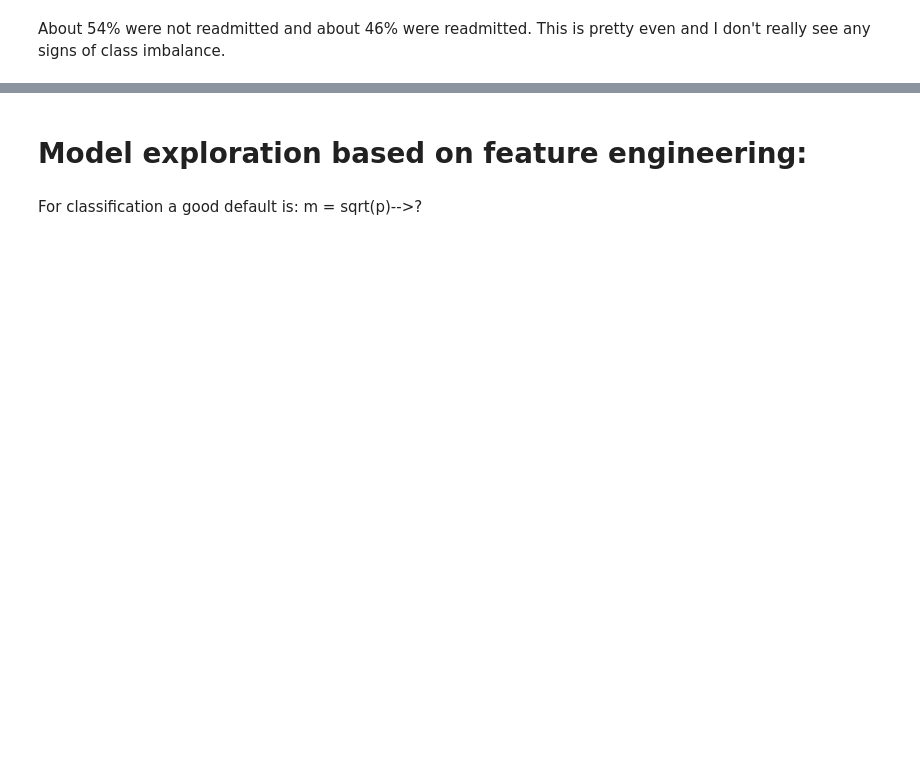
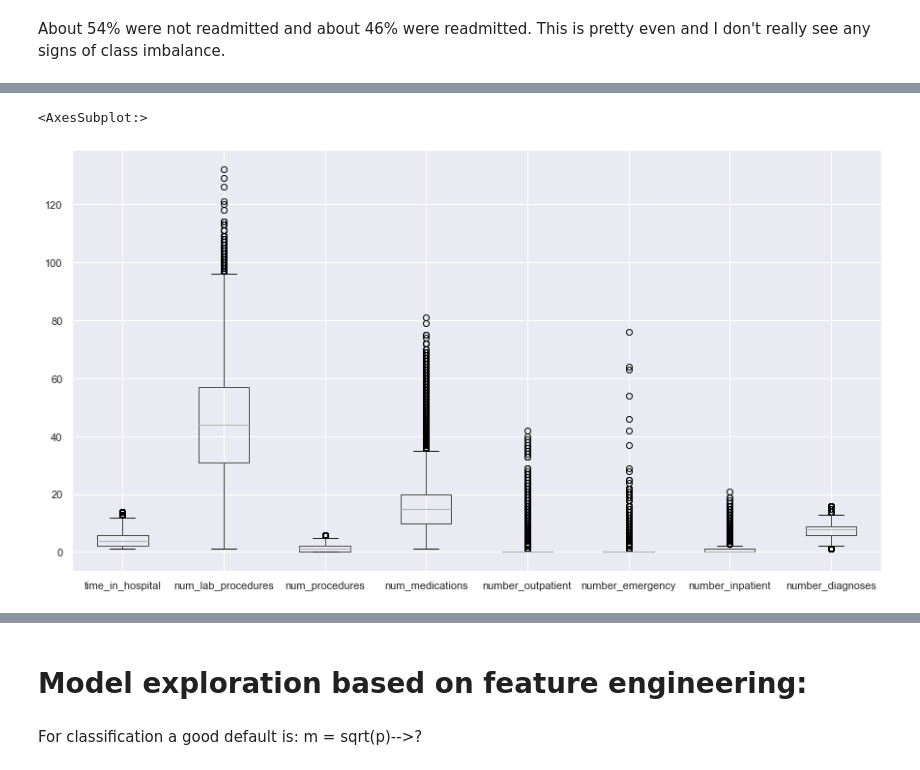
Before and after one commit to leighannajo/Capstone, a Jupyter notebook: dataset_diabetes/diabetes.ipynb, the cells around one changed output, grey strips where cells are left out. Saved outputs shown, nothing was run; the diff lists cells and outputs as text; code cells hidden in the pictures; blank space fills up the shorter version.

```diff
--- a/dataset_diabetes/diabetes.ipynb
+++ b/dataset_diabetes/diabetes.ipynb
@@ -231,8 +267,8 @@ number_inpatient: 0 - 21
 
 number_diagnoses: 1 - 16
 # %%
-for col in num_cols:
-    print(col, 'range: ', df[col].max() - df[col].min())
+# for col in num_cols:
+#     print(col, 'range: ', df[col].max() - df[col].min())
 # %% [markdown]
 # Labeling, grouping and bucketing the long way!
 # %%
@@ -244,2 +284,2 @@ Change the values to 0 and 1 for no and yes.
 # %%
-df.change.replace({'Ch':1, 'No':0}, inplace=True)
+df.change.replace({'Ch':'Yes'}, inplace=True)
@@ -1658,3 +1704,0 @@ memory usage: 42.7+ MB
-# %%
-df[['change', 'diabetesMed']] = df[['change',
-                            'diabetesMed']].astype('O')
@@ -2267,0 +2197,20 @@ About 54% were not readmitted and about 46% were readmitted.  This is pretty eve
+# %%
+# numerical:
+discrete = discrete = ['time_in_hospital', 'num_lab_procedures',
+            'num_procedures', 'num_medications', 'number_outpatient',
+            'number_emergency', 'number_inpatient', 'number_diagnoses']
+continuous = [col for col in df.columns if df[col].dtype!='O'
+              and col!='readmitted_target' and col not in discrete]
+
+# may not use these columns
+mixed = ['num_outpatient_buckets', 'num_emergency_buckets',
+       'num_inpatient_buckets', 'num_diagnoses_buckets']
+
+# categorical
+categorical = [col for col in df.columns if df[col].dtype=='O'
+               and col not in mixed]
+
+print('There are {} discrete variables'.format(len(discrete)))
+print('There are {} continuous variables'.format(len(continuous)))
+print('There are {} categorical variables'.format(len(categorical)))
+print('There are {} mixed variables'.format(len(mixed)))
@@ -2267,0 +2257,5 @@ About 54% were not readmitted and about 46% were readmitted.  This is pretty eve
+# %%
+df[discrete].boxplot(figsize=(15,8))
+# %% [output]
+<AxesSubplot:>
+[figure, added]
```
Also changed, not shown: parts of 147 cells of this notebook, 1 other file.
